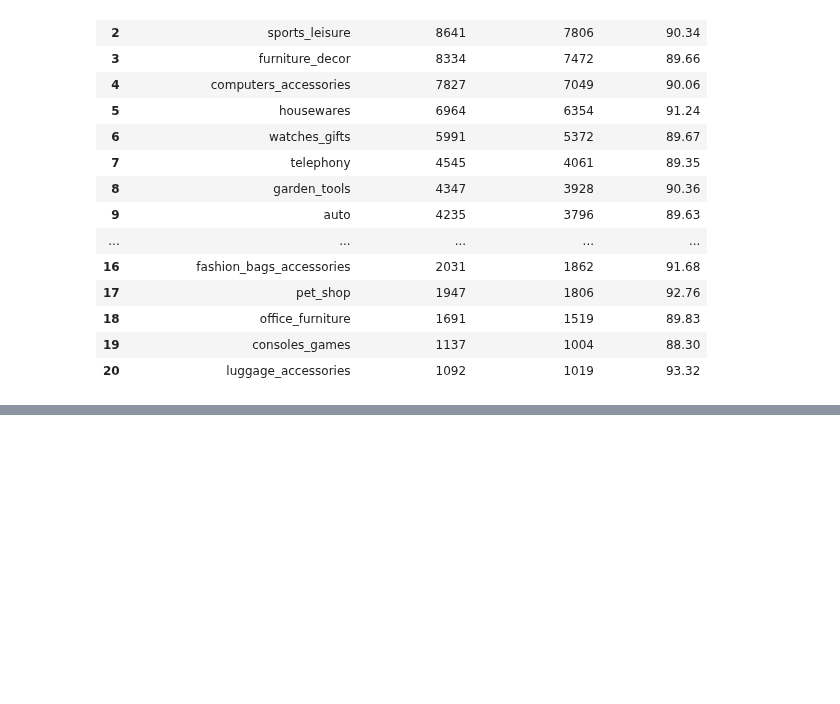
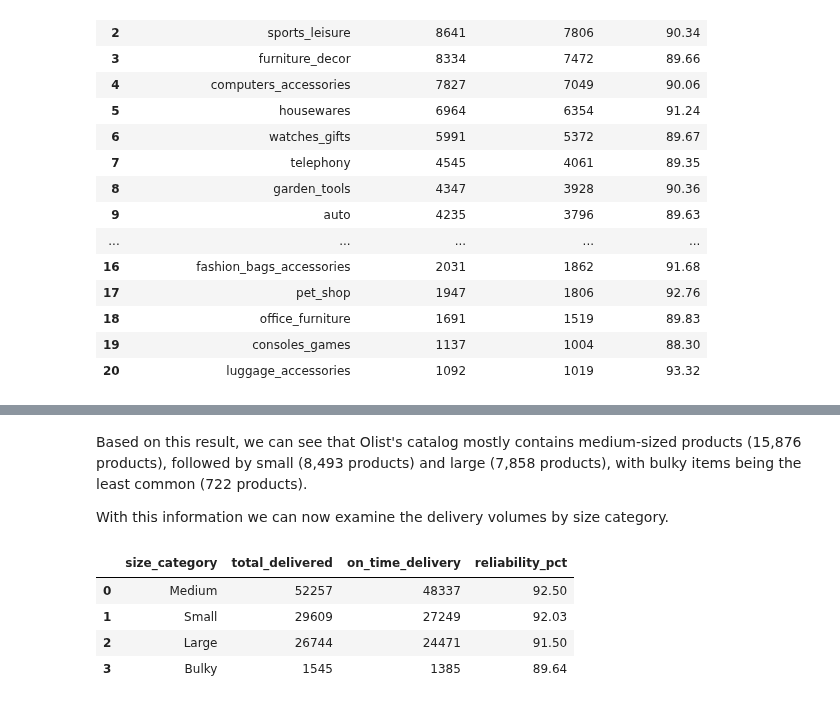
Before and after one commit to jyovian/olist-logistics-analysis, a Jupyter notebook: notebooks/03_analysis.ipynb, the cells around one changed output, grey strips where cells are left out. Drawn from its saved outputs; the diff is of its cells as text; code cells hidden in the pictures; blank space fills up the shorter version.

Commit message:
Did Q3b Reliability by Product Size

```diff
--- a/notebooks/03_analysis.ipynb
+++ b/notebooks/03_analysis.ipynb
@@ -288,0 +343,30 @@ A follow-up analysis using actual product dimensions rather than category names
+# %% [markdown]
+Based on this result, we can see that Olist's catalog mostly contains medium-sized products (15,876 products), followed by small (8,493 products) and large (7,858 products), with bulky items being the least common (722 products).
+
+With this information we can now examine the delivery volumes by size category.
+# %%
+reliability_by_size = con.execute("""
+                                  SELECT
+                                    CASE
+                                        WHEN product_length_cm * product_height_cm * product_width_cm < 3000 THEN 'Small'
+                                        WHEN product_length_cm * product_height_cm * product_width_cm < 18000 THEN 'Medium'
+                                        WHEN product_length_cm * product_height_cm * product_width_cm < 100000 THEN 'Large'
+                                        ELSE 'Bulky'
+                                    END AS size_category,
+                                    COUNT(*) AS total_delivered,
+                                    COUNT(*) FILTER (WHERE NOT is_late) AS on_time_delivery,
+                                    ROUND(100.0 * COUNT(*) FILTER (WHERE NOT f.is_late) / COUNT(*), 2) AS reliability_pct
+                                  FROM mart.fact_deliveries f
+                                  JOIN mart.dim_products p ON f.product_key = p.product_key
+                                  WHERE f.is_delivery_complete = TRUE AND has_dimensions = TRUE
+                                  GROUP BY size_category
+                                  ORDER BY reliability_pct DESC
+""").fetchdf()
+
+reliability_by_size
+# %% [output]
+|  | size_category | total_delivered | on_time_delivery | reliability_pct |
+| 0 | Medium | 52257 | 48337 | 92.50 |
+| 1 | Small | 29609 | 27249 | 92.03 |
+| 2 | Large | 26744 | 24471 | 91.50 |
+| 3 | Bulky | 1545 | 1385 | 89.64 |
```
Also changed, not shown: parts of 5 cells of this notebook.
